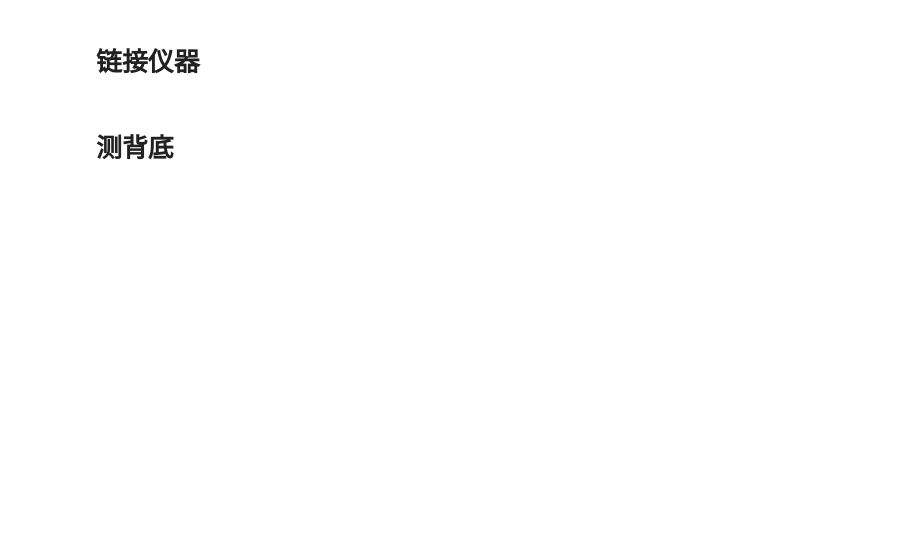
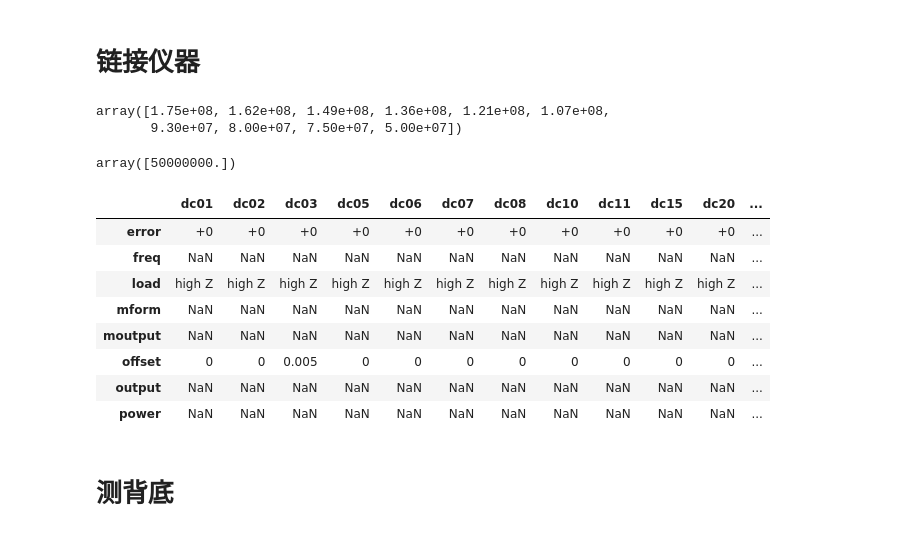
Before and after one commit to zhaoshoukuan/-ipynb, a Jupyter notebook: jpa_ats.ipynb, the cells around one changed output. Saved outputs shown, nothing was run; the diff lists cells and outputs as text; code cells hidden in the pictures; blank space fills up the shorter version.

```diff
--- a/jpa_ats.ipynb
+++ b/jpa_ats.ipynb
@@ -34,0 +56,15 @@ await dc03.setValue('Load','High')
+# %%
+psg_lo = psg104
+psg_ex1 = psg105
+psg_ex2 = psg106
+psg_ex3 = psg103
+psg_pump = psg101
+psg = {'psg_lo':psg_lo,'psg_ex1':psg_ex1,'psg_ex2':psg_ex2,'psg_ex3':psg_ex3,'psg_pump':psg_pump}
+ats = ats18
+awg_trig = awg100
+dc = {'dc01':dc01,'dc02':dc02,'dc03':dc03,'dc05':dc05,'dc06':dc06,\
+      'dc07':dc07,'dc08':dc08,'dc10':dc10,'dc11':dc11,'dc15':dc15,'dc20':dc20}
+#awg = awg132
+awg_list = {'awg131':awg131,'awg132':awg132,'awg133':awg133,'awg134':awg134,'awgread':awg133}
+# %%
+measure = mr.common(1,ats,dc,psg,awg_list,1)
@@ -34,0 +77,31 @@ await dc03.setValue('Load','High')
+# %%
+f_cavity = np.array([6.505,6.518,6.531,6.544,6.559,6.573,6.587,6.600,6.605,6.630])*1e9
+f_lo, delta, n = await resn(f_cavity)
+delta
+# %% [output]
+array([1.75e+08, 1.62e+08, 1.49e+08, 1.36e+08, 1.21e+08, 1.07e+08,
+       9.30e+07, 8.00e+07, 7.50e+07, 5.00e+07])
+# %%
+delta = np.array([1.75e+08, 1.62e+08, 1.49e+08, 1.36e+08, 1.21e+08, 1.07e+08,
+       9.30e+07, 8.00e+07, 7.50e+07, 5.00e+07])
+delta = np.array([50e6])
+await mr.modulation_read(measure,delta,tdelay=1500)
+# await mr.ats_setup(ats,delta,l=1500)
+await awg133.run()
+f_list = await ats.getValue('f_list')
+f_list
+# %% [output]
+array([50000000.])
+# %%
+state = await mr.QueryInst(measure)
+pd.DataFrame(state)
+# %% [output]
+|  | dc01 | dc02 | dc03 | dc05 | dc06 | dc07 | dc08 | dc10 | dc11 | dc15 | dc20 | ... |
+| error | +0 | +0 | +0 | +0 | +0 | +0 | +0 | +0 | +0 | +0 | +0 | ... |
+| freq | NaN | NaN | NaN | NaN | NaN | NaN | NaN | NaN | NaN | NaN | NaN | ... |
+| load | high Z | high Z | high Z | high Z | high Z | high Z | high Z | high Z | high Z | high Z | high Z | ... |
+| mform | NaN | NaN | NaN | NaN | NaN | NaN | NaN | NaN | NaN | NaN | NaN | ... |
+| moutput | NaN | NaN | NaN | NaN | NaN | NaN | NaN | NaN | NaN | NaN | NaN | ... |
+| offset | 0 | 0 | 0.005 | 0 | 0 | 0 | 0 | 0 | 0 | 0 | 0 | ... |
+| output | NaN | NaN | NaN | NaN | NaN | NaN | NaN | NaN | NaN | NaN | NaN | ... |
+| power | NaN | NaN | NaN | NaN | NaN | NaN | NaN | NaN | NaN | NaN | NaN | ... |
```
Also changed, not shown: parts of 42 cells of this notebook, 2 other files.
